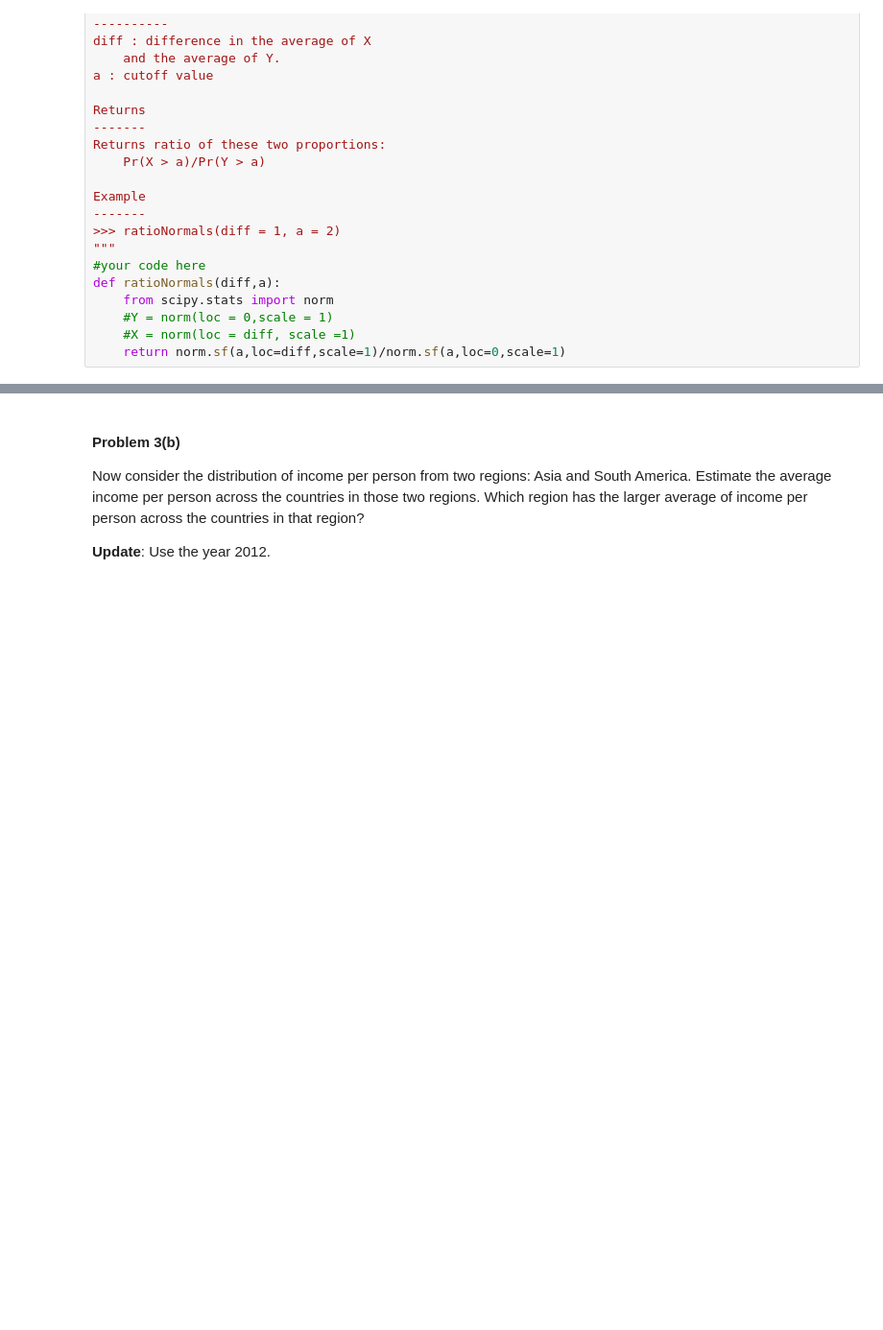
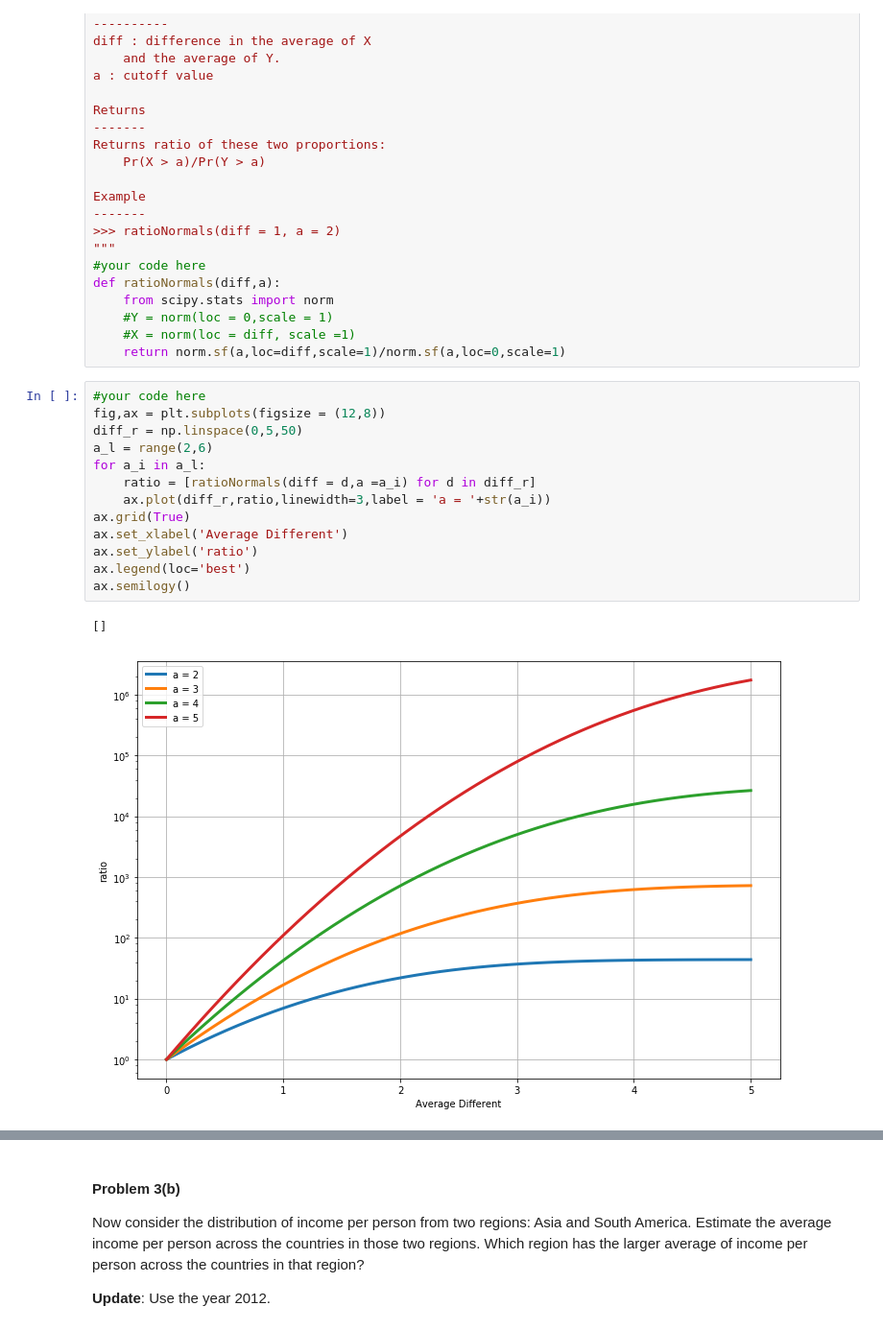
Before and after one commit to Theerit/2014, a Jupyter notebook: homework/HW1.ipynb, the cells around one changed output, grey strips where cells are left out. Shown at 96% size. Drawn from its saved outputs; the diff is of its cells as text; blank space fills up the shorter version.

```diff
--- a/homework/HW1.ipynb
+++ b/homework/HW1.ipynb
@@ -370,6 +370,22 @@ def ratioNormals(diff,a):
     #Y = norm(loc = 0,scale = 1)
     #X = norm(loc = diff, scale =1)
     return norm.sf(a,loc=diff,scale=1)/norm.sf(a,loc=0,scale=1)
+# %%
+#your code here
+fig,ax = plt.subplots(figsize = (12,8))
+diff_r = np.linspace(0,5,50)
+a_l = range(2,6)
+for a_i in a_l:
+    ratio = [ratioNormals(diff = d,a =a_i) for d in diff_r]
+    ax.plot(diff_r,ratio,linewidth=3,label = 'a = '+str(a_i))
+ax.grid(True)
+ax.set_xlabel('Average Different')
+ax.set_ylabel('ratio')
+ax.legend(loc='best')
+ax.semilogy()
+# %% [output]
+[]
+[figure, added]
 # %%
 %%bash
 git add HW1.ipynb
```
Also changed, not shown: parts of 3 cells of this notebook.
